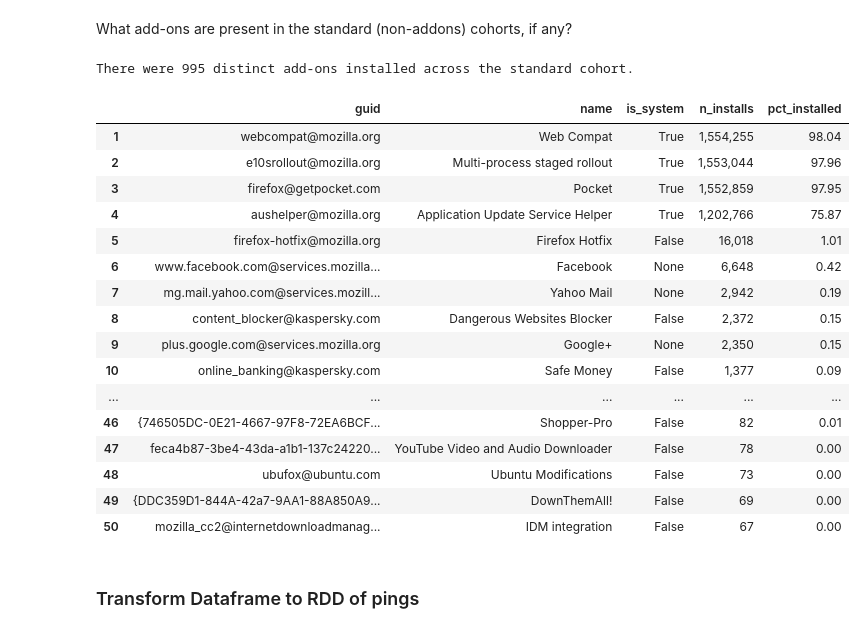
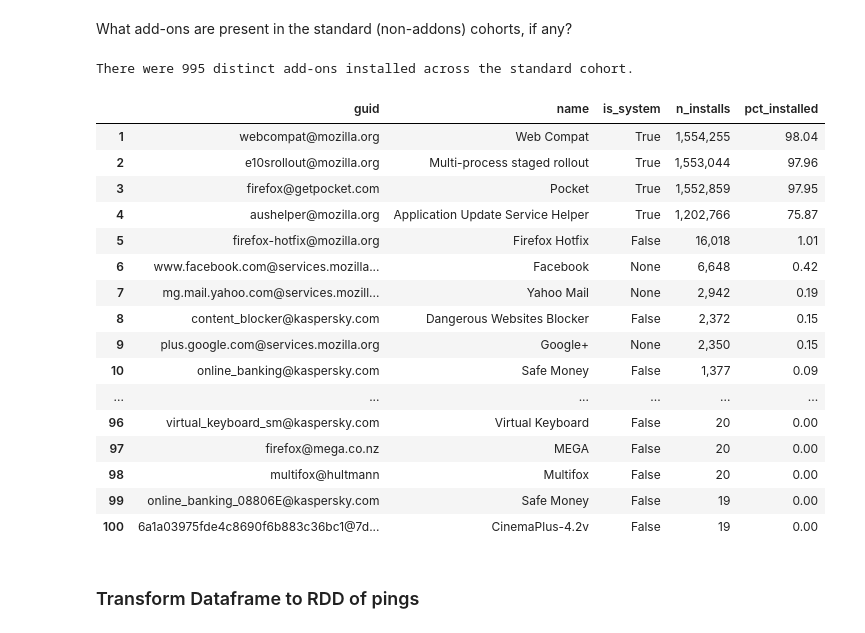
Before and after one commit to benmiroglio/e10s_analyses, a Jupyter notebook: beta/51/e10s_experiment.ipynb, the cells around one changed output. Saved outputs shown, nothing was run; the diff lists cells and outputs as text; code cells hidden in the pictures.

```diff
--- a/beta/51/e10s_experiment.ipynb
+++ b/beta/51/e10s_experiment.ipynb
@@ -624,31 +633,31 @@ What add-ons are present in the standard (non-addons) cohorts, if any?
 # %%
 std_cohort_num, std_cohort_table = dataset_installed_addons(
     addons_exp_dataset.filter("e10sCohort in ('test', 'control')"),
-    n_top=50)
+    n_top=100)
 print("There were {:,} distinct add-ons installed across the standard cohort.".format(std_cohort_num))
 
 std_cohort_table["n_installs"] = std_cohort_table["n_installs"].map("{:,}".format)
 std_cohort_table["pct_installed"] = std_cohort_table["pct_installed"].map("{:.2f}".format)
 std_cohort_table
 # %% [output]
 There were 995 distinct add-ons installed across the standard cohort.
 |  | guid | name | is_system | n_installs | pct_installed |
 | 1 | webcompat@mozilla.org | Web Compat | True | 1,554,255 | 98.04 |
 | 2 | e10srollout@mozilla.org | Multi-process staged rollout | True | 1,553,044 | 97.96 |
 | 3 | firefox@getpocket.com | Pocket | True | 1,552,859 | 97.95 |
 | 4 | aushelper@mozilla.org | Application Update Service Helper | True | 1,202,766 | 75.87 |
 | 5 | firefox-hotfix@mozilla.org | Firefox Hotfix | False | 16,018 | 1.01 |
 | 6 | www.facebook.com@services.mozilla... | Facebook | None | 6,648 | 0.42 |
 | 7 | mg.mail.yahoo.com@services.mozill... | Yahoo Mail | None | 2,942 | 0.19 |
 | 8 | content_blocker@kaspersky.com | Dangerous Websites Blocker | False | 2,372 | 0.15 |
 | 9 | plus.google.com@services.mozilla.org | Google+ | None | 2,350 | 0.15 |
 | 10 | online_banking@kaspersky.com | Safe Money | False | 1,377 | 0.09 |
 | ... | ... | ... | ... | ... | ... |
-| 46 | {746505DC-0E21-4667-97F8-72EA6BCF... | Shopper-Pro | False | 82 | 0.01 |
-| 47 | feca4b87-3be4-43da-a1b1-137c24220... | YouTube Video and Audio Downloader | False | 78 | 0.00 |
-| 48 | ubufox@ubuntu.com | Ubuntu Modifications | False | 73 | 0.00 |
-| 49 | {DDC359D1-844A-42a7-9AA1-88A850A9... | DownThemAll! | False | 69 | 0.00 |
-| 50 | mozilla_cc2@internetdownloadmanag... | IDM integration | False | 67 | 0.00 |
+| 96 | virtual_keyboard_sm@kaspersky.com | Virtual Keyboard | False | 20 | 0.00 |
+| 97 | firefox@mega.co.nz | MEGA | False | 20 | 0.00 |
+| 98 | multifox@hultmann | Multifox | False | 20 | 0.00 |
+| 99 | online_banking_08806E@kaspersky.com | Safe Money | False | 19 | 0.00 |
+| 100 | 6a1a03975fde4c8690f6b883c36bc1@7d... | CinemaPlus-4.2v | False | 19 | 0.00 |
 # %% [markdown]
 ### Transform Dataframe to RDD of pings
 # %%
```
Also changed, not shown: parts of 21 cells of this notebook.
